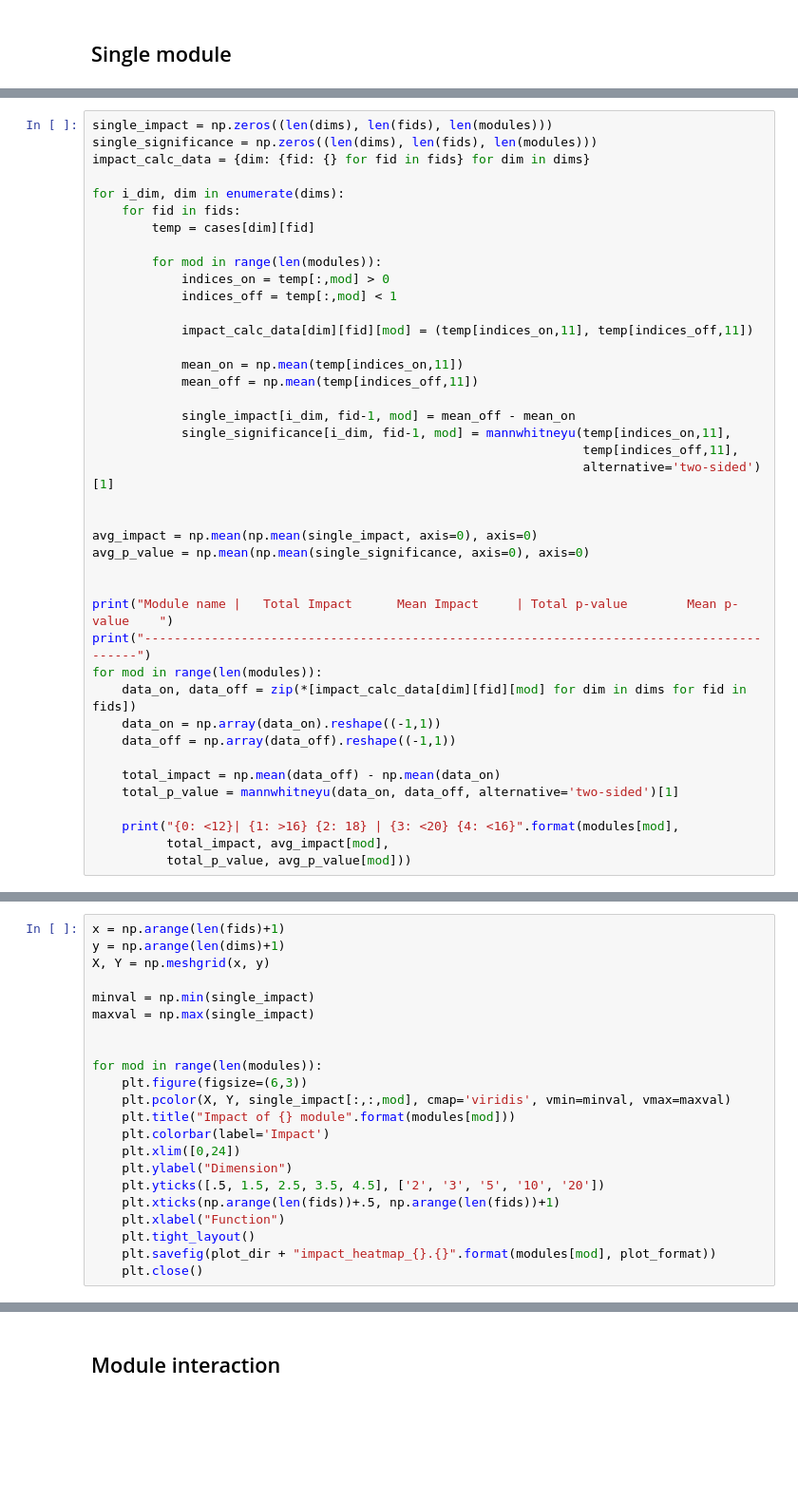
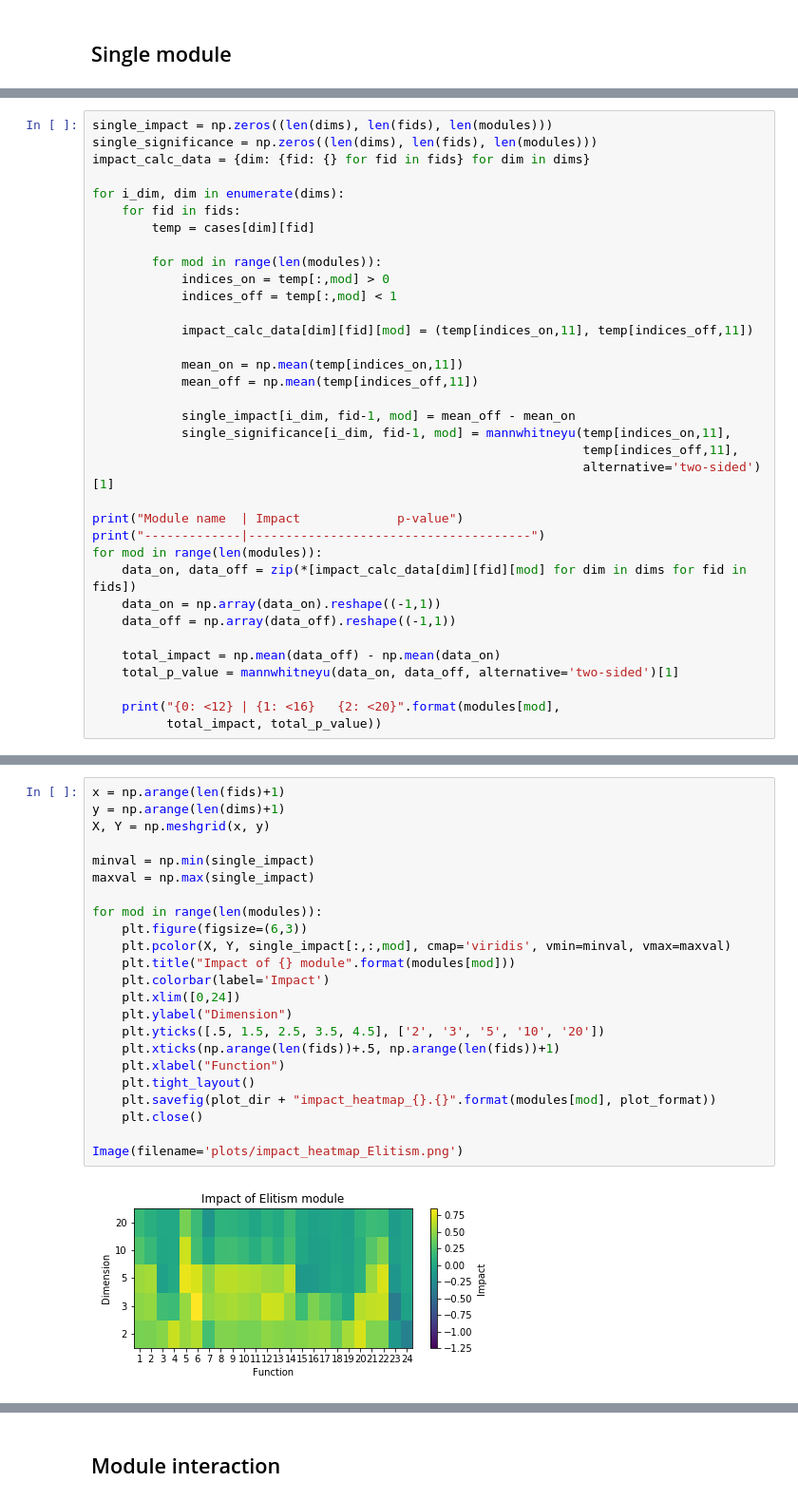
Before and after one commit to sjvrijn/ModEA, a Jupyter notebook: module_analysis.ipynb, the cells around one changed output, grey strips where cells are left out. Shown at 95% size. Saved outputs shown, nothing was run; the diff lists cells and outputs as text; blank space fills up the shorter version.

```diff
--- a/module_analysis.ipynb
+++ b/module_analysis.ipynb
@@ -713,13 +710,8 @@ for i_dim, dim in enumerate(dims):
                                                                   temp[indices_off,11],
                                                                   alternative='two-sided')[1]
 
-
-avg_impact = np.mean(np.mean(single_impact, axis=0), axis=0)
-avg_p_value = np.mean(np.mean(single_significance, axis=0), axis=0)
-
-
-print("Module name |   Total Impact      Mean Impact     | Total p-value        Mean p-value    ")
-print("-----------------------------------------------------------------------------------------")
+print("Module name  | Impact             p-value")
+print("-------------|--------------------------------------")
 for mod in range(len(modules)):
     data_on, data_off = zip(*[impact_calc_data[dim][fid][mod] for dim in dims for fid in fids])
     data_on = np.array(data_on).reshape((-1,1))
@@ -728,7 +720,6 @@ for mod in range(len(modules)):
     total_impact = np.mean(data_off) - np.mean(data_on)
     total_p_value = mannwhitneyu(data_on, data_off, alternative='two-sided')[1]
 
-    print("{0: <12}| {1: >16} {2: 18} | {3: <20} {4: <16}".format(modules[mod],
-          total_impact, avg_impact[mod],
-          total_p_value, avg_p_value[mod]))
+    print("{0: <12} | {1: <16}   {2: <20}".format(modules[mod],
+          total_impact, total_p_value))
 # %% [output]
@@ -792,22 +804,25 @@ plt.show()
 # %%
 x = np.arange(len(fids)+1)
 y = np.arange(len(dims)+1)
 X, Y = np.meshgrid(x, y)
 
 minval = np.min(single_impact)
 maxval = np.max(single_impact)
-
 
 for mod in range(len(modules)):
     plt.figure(figsize=(6,3))
     plt.pcolor(X, Y, single_impact[:,:,mod], cmap='viridis', vmin=minval, vmax=maxval)
     plt.title("Impact of {} module".format(modules[mod]))
     plt.colorbar(label='Impact')
     plt.xlim([0,24])
     plt.ylabel("Dimension")
     plt.yticks([.5, 1.5, 2.5, 3.5, 4.5], ['2', '3', '5', '10', '20'])
     plt.xticks(np.arange(len(fids))+.5, np.arange(len(fids))+1)
     plt.xlabel("Function")
     plt.tight_layout()
     plt.savefig(plot_dir + "impact_heatmap_{}.{}".format(modules[mod], plot_format))
     plt.close()
+
+Image(filename='plots/impact_heatmap_Elitism.png')
+# %% [output]
+[figure, added]
```
Also changed, not shown: parts of 31 cells of this notebook.
